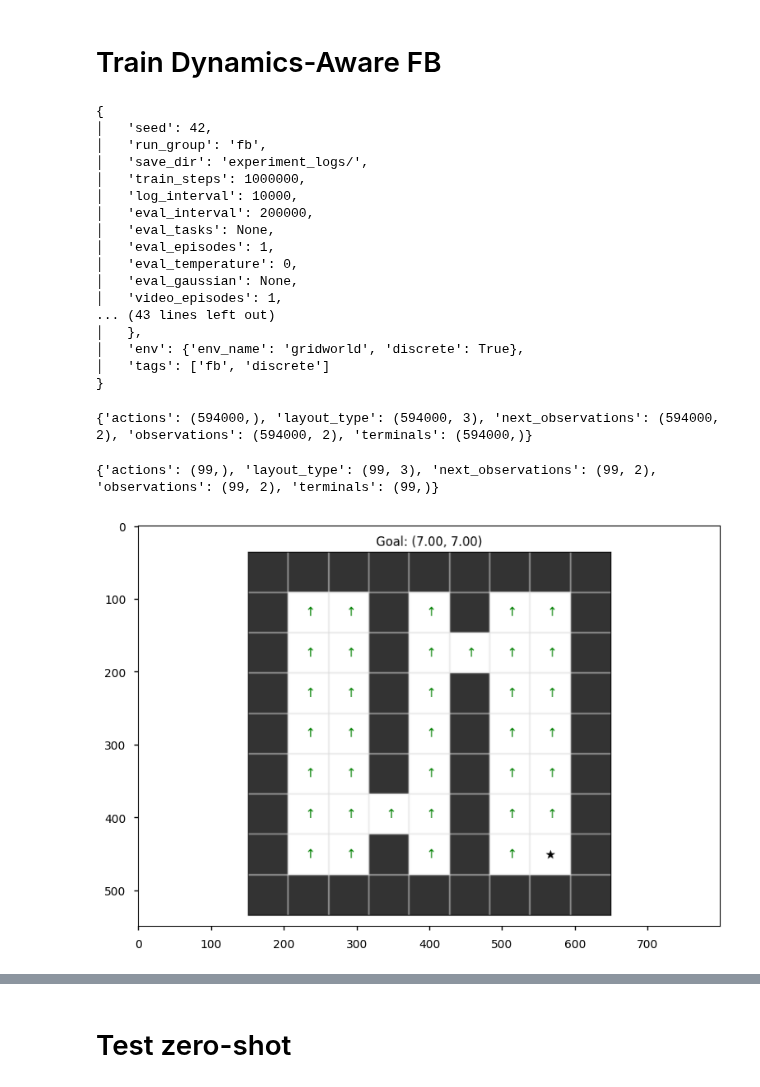
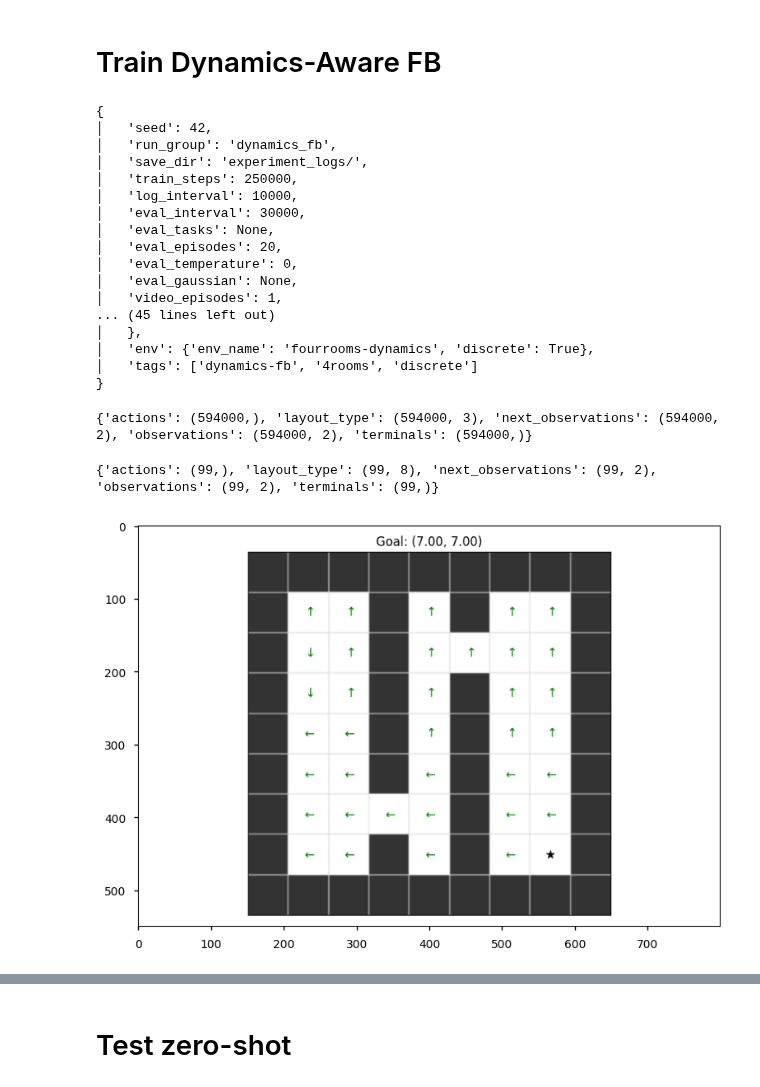
Before and after one commit to skylooop/BeliefConditionedFB, a Jupyter notebook: notebooks/in_context_fb.ipynb, the cells around one changed output, grey strips where cells are left out. Drawn from its saved outputs; the diff is of its cells as text; code cells hidden in the pictures.

```diff
--- a/notebooks/in_context_fb.ipynb
+++ b/notebooks/in_context_fb.ipynb
@@ -104,7 +105,8 @@ import functools
 from utils.datasets import Dataset, GCDataset
 
 with initialize(version_base=None, config_path="../configs/"):
-    fb_config = compose(config_name='entry.yaml', overrides=['experiment=fb.yaml', f'agent.number_of_meta_envs={NUM_TRAIN_LAYOUTS}'])
+    fb_config = compose(config_name='entry.yaml', overrides=['experiment=fb_dynamics_discrete.yaml',
+                                                            f'agent.number_of_meta_envs={NUM_TRAIN_LAYOUTS}'])
     fb_config = OmegaConf.to_container(fb_config, resolve=True)
     pprint(fb_config)
 
@@ -120,20 +122,20 @@ gc_whole_dataset = GCDataset(whole_dataset, config=fb_config['agent'])
 # %% [output]
 {
 │   'seed': 42,
-│   'run_group': 'fb',
+│   'run_group': 'dynamics_fb',
 │   'save_dir': 'experiment_logs/',
-│   'train_steps': 1000000,
+│   'train_steps': 250000,
 │   'log_interval': 10000,
-│   'eval_interval': 200000,
+│   'eval_interval': 30000,
 │   'eval_tasks': None,
-│   'eval_episodes': 1,
+│   'eval_episodes': 20,
 │   'eval_temperature': 0,
 │   'eval_gaussian': None,
 │   'video_episodes': 1,
-... (43 lines left out)
+... (45 lines left out)
 │   },
-│   'env': {'env_name': 'gridworld', 'discrete': True},
-│   'tags': ['fb', 'discrete']
+│   'env': {'env_name': 'fourrooms-dynamics', 'discrete': True},
+│   'tags': ['dynamics-fb', '4rooms', 'discrete']
 }
 {'actions': (594000,), 'layout_type': (594000, 3), 'next_observations': (594000, 2), 'observations': (594000, 2), 'terminals': (594000,)}
 # %%
@@ -205,36 +207,36 @@ def visualize_policy_image(layout_type, task_num):
 
     env = DynamicsGeneralization_Doors(render_mode="rgb_array", highlight=False,
                                     max_steps=NUM_TRAIN_STEPS, task_num=task_num)
     env._gen_grid = partial(env._gen_grid, layout_type=layout_type)
     env = MinigridWrapper(env)
     dynamics_embedding=None
     obs, info = env.reset()
     goal = info.get("goal_pos", None)
 
     if fb_config['agent']['use_context']:
-        dataset_inference, env = random_exploration(env, num_episodes=1, layout_type=layout_type, num_mdp=NUM_TRAIN_LAYOUTS)
+        dataset_inference, env = random_exploration(env, num_episodes=1, layout_type=layout_type, num_mdp=NUM_TRAIN_LAYOUTS + 5)
         print(jax.tree.map(lambda x: x.shape, dataset_inference))
         dynamics_embedding_mean, dynamics_mean_std = fb_agent.network.select('dynamic_transformer')(dataset_inference['observations'][None], dataset_inference['actions'][None,:,None],
                                                                                     dataset_inference['next_observations'][None], train=False, return_embedding=True)
         dynamics_embedding = dynamics_embedding_mean + jax.random.normal(key=GLOBAL_KEY, shape=dynamics_embedding_mean.shape) * jnp.exp(dynamics_mean_std)
         dynamics_embedding=dynamics_embedding.squeeze()
         mdp_type=None
 
     latent_z = fb_agent.infer_z(goal, mdp_num=mdp_type, dynamics_embedding=dynamics_embedding)
     example_batch = gc_whole_dataset.sample(1)
     pred_policy_img = policy_image_grid(env, example_batch,
                                                     action_fn=partial(supply_rng(fb_agent.sample_actions,
                                                                                 rng=jax.random.PRNGKey(np.random.randint(0, 2**32))), latent_z=latent_z,
                                                                     mdp_num=mdp_type[None] if mdp_type is not None else None, dynamics_embedding=dynamics_embedding[None], temperature=0.0),
                                                     goal=goal)
     return pred_policy_img
 
 pred_policy_img = visualize_policy_image(layout_type=0, task_num=2)
 plt.imshow(pred_policy_img)
 plt.tight_layout()
 # %% [output]
-{'actions': (99,), 'layout_type': (99, 3), 'next_observations': (99, 2), 'observations': (99, 2), 'terminals': (99,)}
+{'actions': (99,), 'layout_type': (99, 8), 'next_observations': (99, 2), 'observations': (99, 2), 'terminals': (99,)}
-[figure, old version]
+[figure, new version]
 # %%
 from mpl_toolkits.axes_grid1 import make_axes_locatable
 
```
Also changed, not shown: parts of 7 cells of this notebook, 36 other files.
